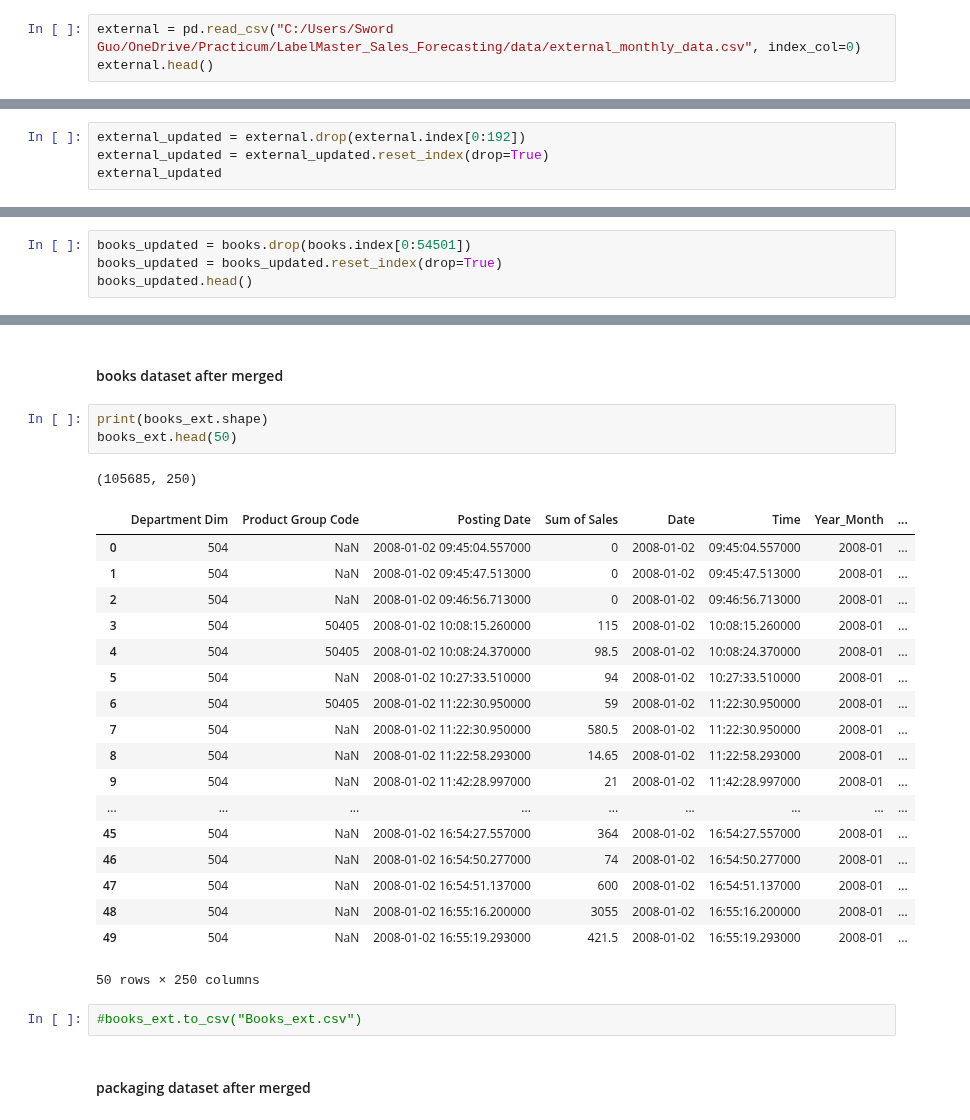
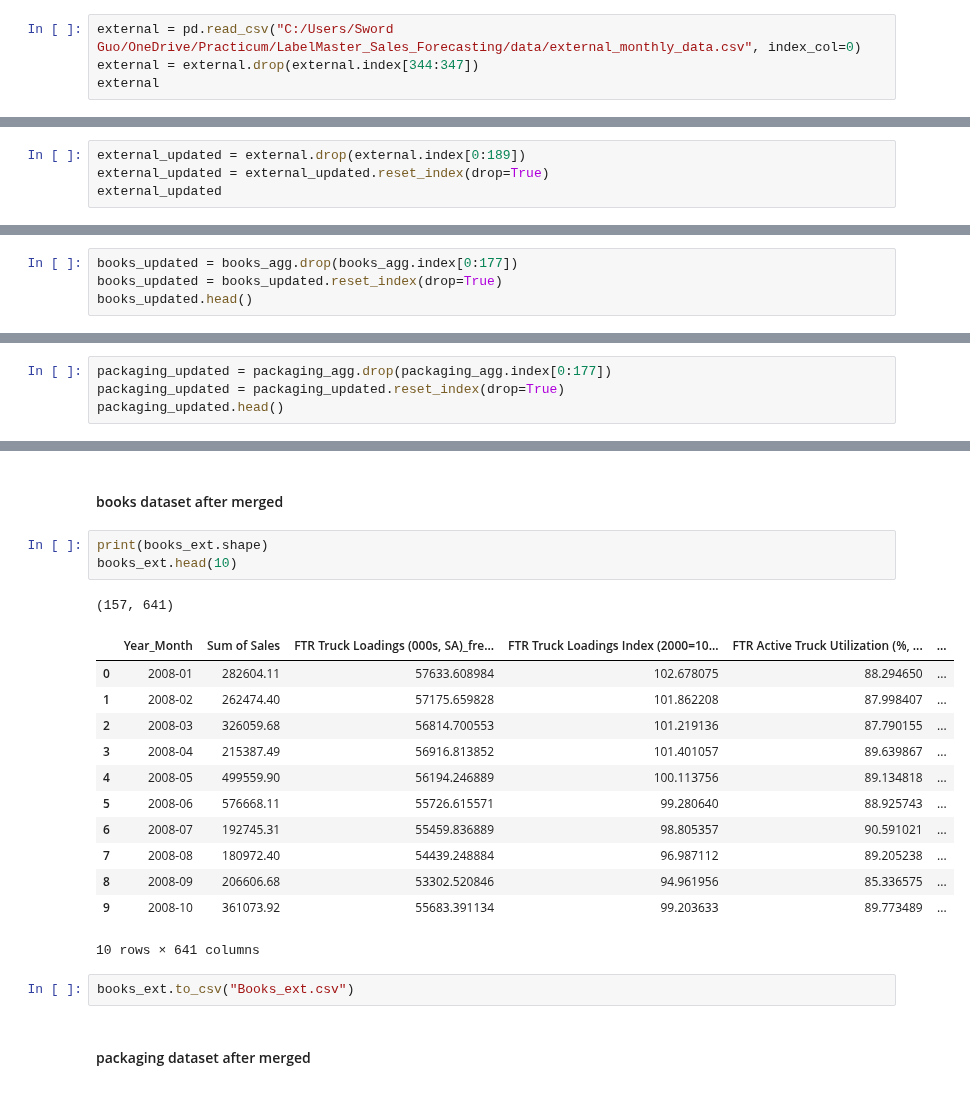
Before and after one commit to rnair7163/LabelMaster_Sales_Forecasting, a Jupyter notebook: data_prep.ipynb, the cells around one changed output, grey strips where cells are left out. Drawn from its saved outputs; the diff is of its cells as text.

Commit message:
only kept monthly data from books/packaging

```diff
--- a/data_prep.ipynb
+++ b/data_prep.ipynb
@@ -132,6 +168,7 @@ packaging
 ### Only keep the data from 2008- 2020 from external dataset
 # %%
 external = pd.read_csv("C:/Users/Sword Guo/OneDrive/Practicum/LabelMaster_Sales_Forecasting/data/external_monthly_data.csv", index_col=0)
-external.head()
+external = external.drop(external.index[344:347])
+external
 # %% [output]
 |  | FTR Truck Loadings (000s, SA)_fre... | FTR Truck Loadings Index (2000=10... | FTR Active Truck Utilization (%, ... | Dry Van Trailer Loadings (000s, S... | ... |
@@ -150,5 +193,5 @@ external.loc[external["Year_Month"] == "2008-01"]
 # %%
-external_updated = external.drop(external.index[0:192])
+external_updated = external.drop(external.index[0:189])
 external_updated = external_updated.reset_index(drop=True)
 external_updated
 # %% [output]
@@ -169,0 +218,4 @@ external_updated
+# %%
+books_updated = books_agg.drop(books_agg.index[0:177])
+books_updated = books_updated.reset_index(drop=True)
+books_updated.head()
@@ -175,5 +234,5 @@ books.loc[books["Year_Month"] == "2008-01"].head(1)
 # %%
-books_updated = books.drop(books.index[0:54501])
-books_updated = books_updated.reset_index(drop=True)
-books_updated.head()
+packaging_updated = packaging_agg.drop(packaging_agg.index[0:177])
+packaging_updated = packaging_updated.reset_index(drop=True)
+packaging_updated.head()
 # %% [output]
@@ -208,29 +251,23 @@ pack_ext = pd.merge(packaging_updated, external_updated, left_on='Year_Month', r
 #### books dataset after merged
 # %%
 print(books_ext.shape)
-books_ext.head(50)
+books_ext.head(10)
 # %% [output]
-(105685, 250)
+(157, 641)
-|  | Department Dim | Product Group Code | Posting Date | Sum of Sales | Date | Time | Year_Month | ... |
-| 0 | 504 | NaN | 2008-01-02 09:45:04.557000 | 0 | 2008-01-02 | 09:45:04.557000 | 2008-01 | ... |
-| 1 | 504 | NaN | 2008-01-02 09:45:47.513000 | 0 | 2008-01-02 | 09:45:47.513000 | 2008-01 | ... |
-| 2 | 504 | NaN | 2008-01-02 09:46:56.713000 | 0 | 2008-01-02 | 09:46:56.713000 | 2008-01 | ... |
-| 3 | 504 | 50405 | 2008-01-02 10:08:15.260000 | 115 | 2008-01-02 | 10:08:15.260000 | 2008-01 | ... |
-| 4 | 504 | 50405 | 2008-01-02 10:08:24.370000 | 98.5 | 2008-01-02 | 10:08:24.370000 | 2008-01 | ... |
-| 5 | 504 | NaN | 2008-01-02 10:27:33.510000 | 94 | 2008-01-02 | 10:27:33.510000 | 2008-01 | ... |
-| 6 | 504 | 50405 | 2008-01-02 11:22:30.950000 | 59 | 2008-01-02 | 11:22:30.950000 | 2008-01 | ... |
-| 7 | 504 | NaN | 2008-01-02 11:22:30.950000 | 580.5 | 2008-01-02 | 11:22:30.950000 | 2008-01 | ... |
-| 8 | 504 | NaN | 2008-01-02 11:22:58.293000 | 14.65 | 2008-01-02 | 11:22:58.293000 | 2008-01 | ... |
-| 9 | 504 | NaN | 2008-01-02 11:42:28.997000 | 21 | 2008-01-02 | 11:42:28.997000 | 2008-01 | ... |
-| ... | ... | ... | ... | ... | ... | ... | ... | ... |
-| 45 | 504 | NaN | 2008-01-02 16:54:27.557000 | 364 | 2008-01-02 | 16:54:27.557000 | 2008-01 | ... |
-| 46 | 504 | NaN | 2008-01-02 16:54:50.277000 | 74 | 2008-01-02 | 16:54:50.277000 | 2008-01 | ... |
-| 47 | 504 | NaN | 2008-01-02 16:54:51.137000 | 600 | 2008-01-02 | 16:54:51.137000 | 2008-01 | ... |
-| 48 | 504 | NaN | 2008-01-02 16:55:16.200000 | 3055 | 2008-01-02 | 16:55:16.200000 | 2008-01 | ... |
-| 49 | 504 | NaN | 2008-01-02 16:55:19.293000 | 421.5 | 2008-01-02 | 16:55:19.293000 | 2008-01 | ... |
+|  | Year_Month | Sum of Sales | FTR Truck Loadings (000s, SA)_fre... | FTR Truck Loadings Index (2000=10... | FTR Active Truck Utilization (%, ... | ... |
+| 0 | 2008-01 | 282604.11 | 57633.608984 | 102.678075 | 88.294650 | ... |
+| 1 | 2008-02 | 262474.40 | 57175.659828 | 101.862208 | 87.998407 | ... |
+| 2 | 2008-03 | 326059.68 | 56814.700553 | 101.219136 | 87.790155 | ... |
+| 3 | 2008-04 | 215387.49 | 56916.813852 | 101.401057 | 89.639867 | ... |
+| 4 | 2008-05 | 499559.90 | 56194.246889 | 100.113756 | 89.134818 | ... |
+| 5 | 2008-06 | 576668.11 | 55726.615571 | 99.280640 | 88.925743 | ... |
+| 6 | 2008-07 | 192745.31 | 55459.836889 | 98.805357 | 90.591021 | ... |
+| 7 | 2008-08 | 180972.40 | 54439.248884 | 96.987112 | 89.205238 | ... |
+| 8 | 2008-09 | 206606.68 | 53302.520846 | 94.961956 | 85.336575 | ... |
+| 9 | 2008-10 | 361073.92 | 55683.391134 | 99.203633 | 89.773489 | ... |
-50 rows × 250 columns
+10 rows × 641 columns
 # %%
-#books_ext.to_csv("Books_ext.csv")
+books_ext.to_csv("Books_ext.csv")
 # %% [markdown]
 #### packaging dataset after merged
 # %%
```
Also changed, not shown: parts of 13 cells of this notebook.
